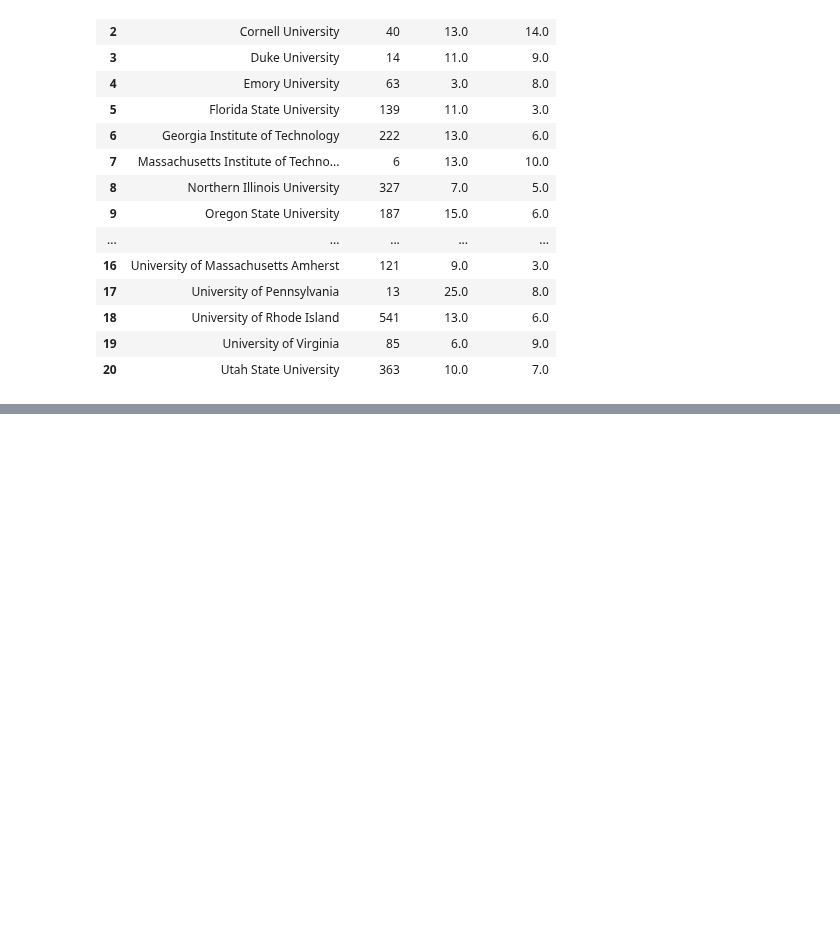
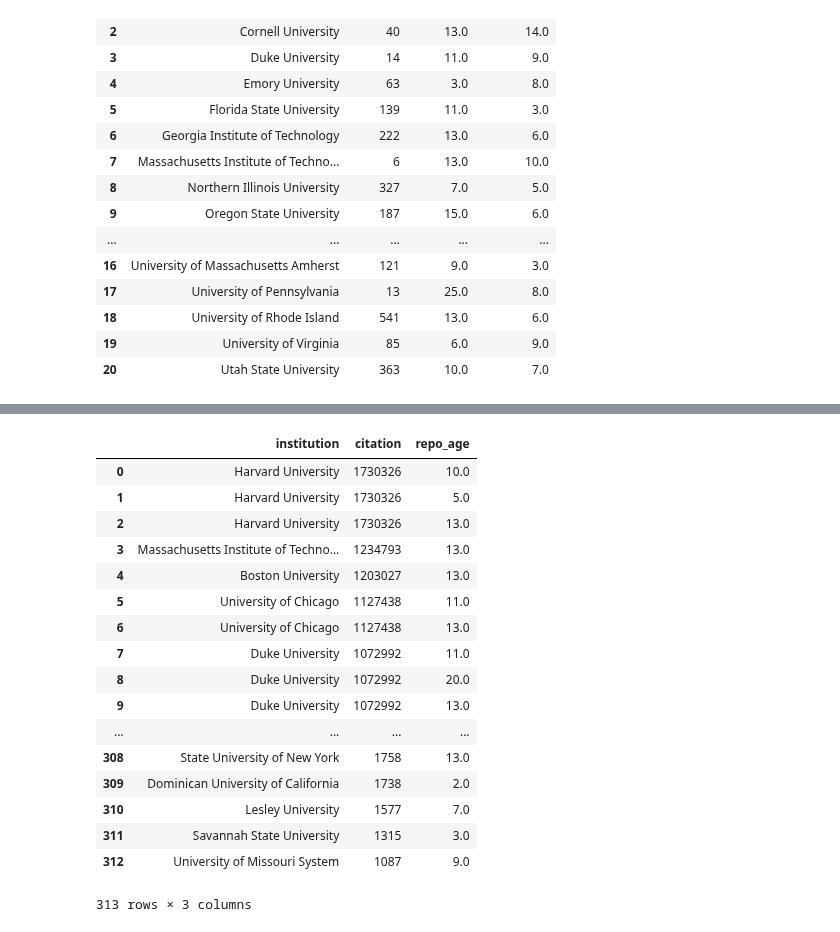
Before and after one commit to caifand/DMRL_THA, a Jupyter notebook: FinalPaper/0_data_preprocessing/1_code/preprocessing.ipynb, the cells around one changed output, grey strips where cells are left out. Cells and saved outputs as stored; diff of their text form; code cells hidden in the pictures; blank space fills up the shorter version.

```diff
--- a/FinalPaper/0_data_preprocessing/1_code/preprocessing.ipynb
+++ b/FinalPaper/0_data_preprocessing/1_code/preprocessing.ipynb
@@ -383,0 +417,24 @@ repo_p.to_csv("repo_p.csv", index=False)
+# %%
+# 6.3 merge dataset using validation dataset
+#citation.dtypes
+citation_repo = citation.merge(oa_repo, on='institution', how='inner')
+citation_repo
+# %% [output]
+|  | institution | citation | repo_age |
+| 0 | Harvard University | 1730326 | 10.0 |
+| 1 | Harvard University | 1730326 | 5.0 |
+| 2 | Harvard University | 1730326 | 13.0 |
+| 3 | Massachusetts Institute of Techno... | 1234793 | 13.0 |
+| 4 | Boston University | 1203027 | 13.0 |
+| 5 | University of Chicago | 1127438 | 11.0 |
+| 6 | University of Chicago | 1127438 | 13.0 |
+| 7 | Duke University | 1072992 | 11.0 |
+| 8 | Duke University | 1072992 | 20.0 |
+| 9 | Duke University | 1072992 | 13.0 |
+| ... | ... | ... | ... |
+| 308 | State University of New York | 1758 | 13.0 |
+| 309 | Dominican University of California | 1738 | 2.0 |
+| 310 | Lesley University | 1577 | 7.0 |
+| 311 | Savannah State University | 1315 | 3.0 |
+| 312 | University of Missouri System | 1087 | 9.0 |
+313 rows × 3 columns
```
Also changed, not shown: parts of 5 cells of this notebook, 8 other files.
